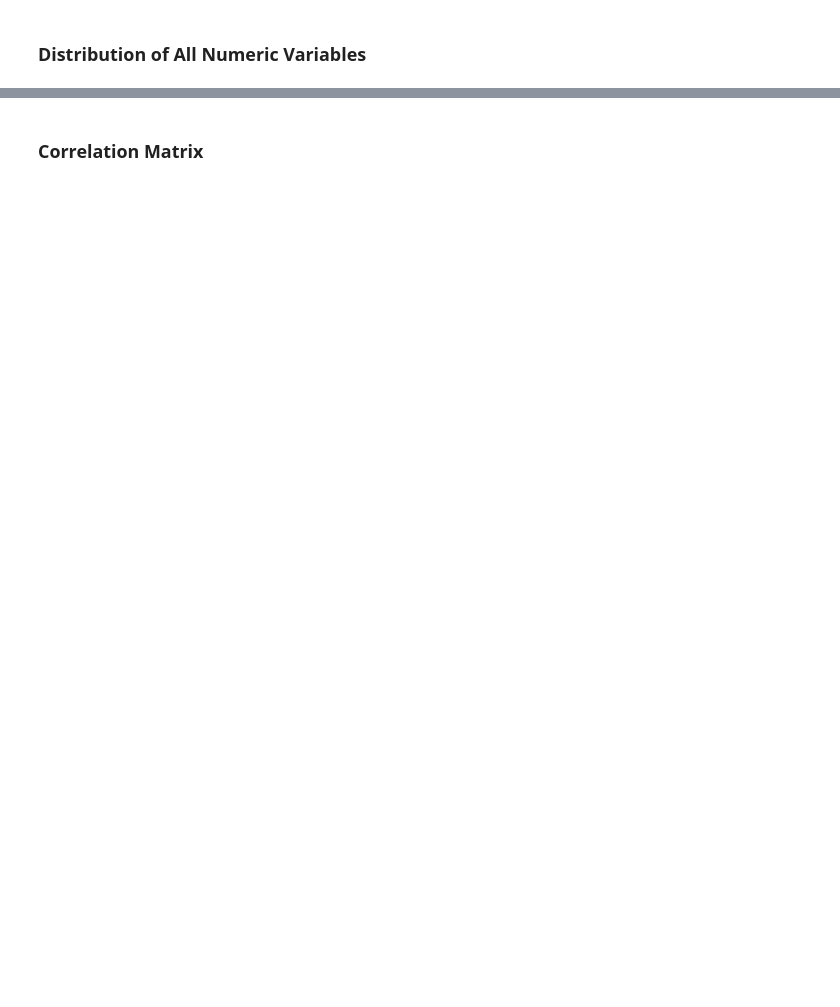
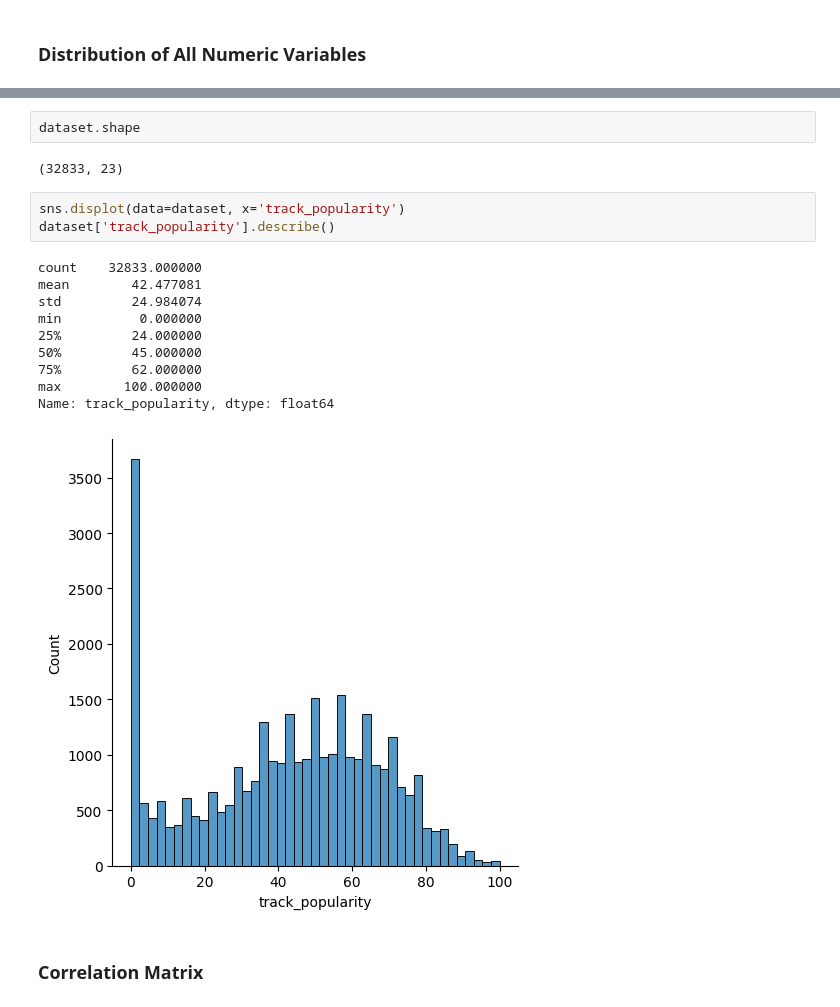
Before and after one commit to xiaolin-m/ECS171_BopOrFlop, a Jupyter notebook: data_analysis.ipynb, the cells around one changed output, grey strips where cells are left out. Saved outputs shown, nothing was run; the diff lists cells and outputs as text; blank space fills up the shorter version.

```diff
--- a/data_analysis.ipynb
+++ b/data_analysis.ipynb
@@ -42,2 +53,20 @@ AttributeError: Rectangle.set() got an unexpected keyword argument 'hist_kws'
+# %%
+dataset.shape
+# %% [output]
+(32833, 23)
+# %%
+sns.displot(data=dataset, x='track_popularity')
+dataset['track_popularity'].describe()
+# %% [output]
+count    32833.000000
+mean        42.477081
+std         24.984074
+min          0.000000
+25%         24.000000
+50%         45.000000
+75%         62.000000
+max        100.000000
+Name: track_popularity, dtype: float64
+[figure, added]
 # %% [markdown]
 ### Correlation Matrix
```
Also changed, not shown: parts of 8 cells of this notebook.
